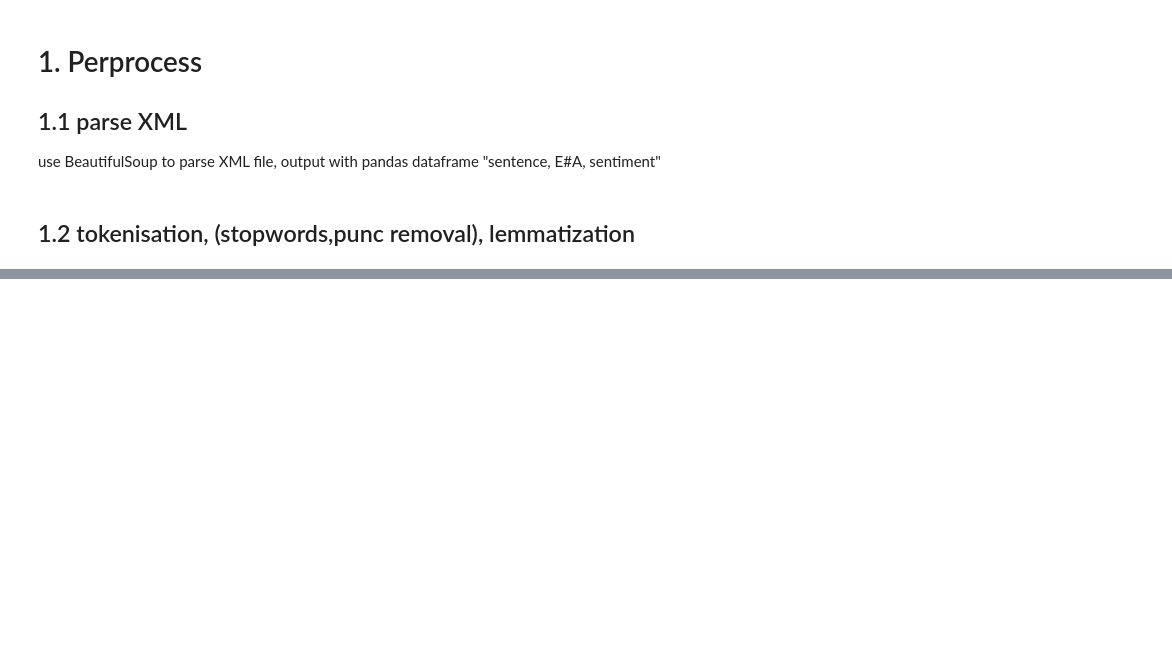
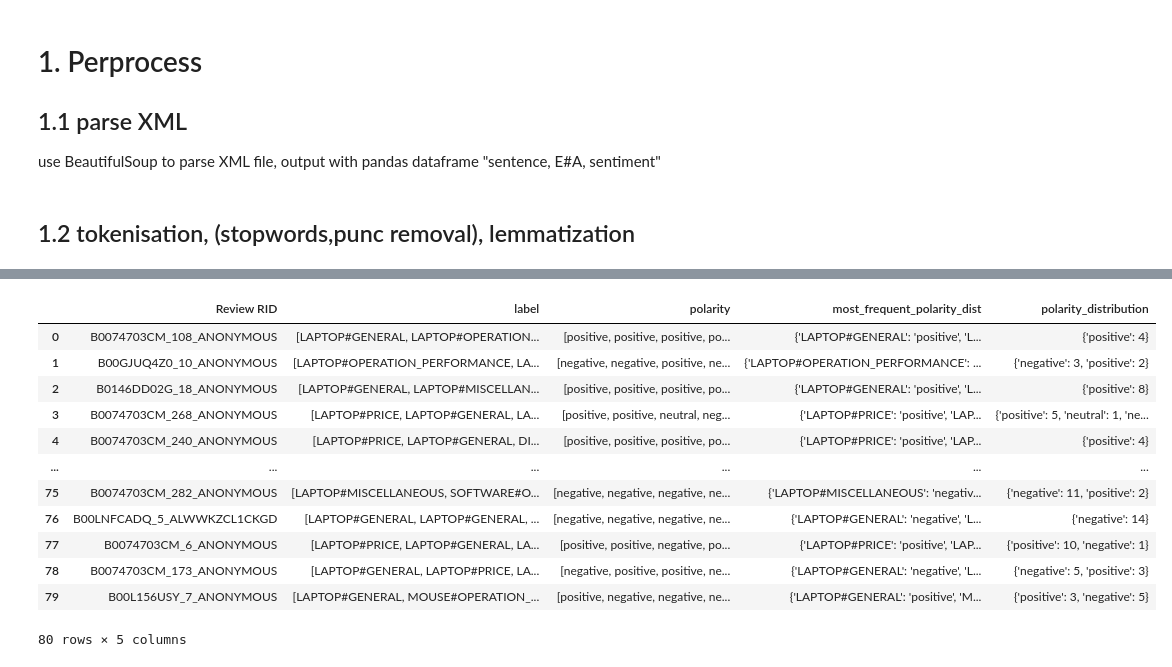
Before and after one commit to xinpengwoo/UoB, a Jupyter notebook: NLP/Proj/main.ipynb, the cells around one changed output, grey strips where cells are left out. Cells and saved outputs as stored; diff of their text form; code cells hidden in the pictures; blank space fills up the shorter version.

```diff
--- a/NLP/Proj/main.ipynb
+++ b/NLP/Proj/main.ipynb
@@ -373,0 +431,2 @@ weighted avg       0.72      0.74      0.72       801
+# %%
+test_aligned = sentiment_anaylysis_LogisticRegressionClf(features='unigram')
@@ -373,0 +472,24 @@ weighted avg       0.72      0.74      0.72       801
+# %%
+def group_to_text_level(df):
+
+    df = df.copy()
+
+    # Split the 'Sentence ID' column by ':' and only keep the first part
+    df['Sentence ID'] = df['Sentence ID'].apply(lambda x: x.split(':')[0])
+
+    # Group the rows by 'Sentence ID' and combine the 'label' and 'polarity' values into a list
+    grouped_df = df.groupby('Sentence ID',sort=False).agg({'label': lambda x: sum(x, []), 'polarity': lambda x: sum(x, [])})
+
+    # Reset the index to turn 'Sentence ID' back into a regular column
+    grouped_df = grouped_df.reset_index()
+
+    grouped_df = grouped_df.rename(columns={'Sentence ID': 'Review RID'})
+
+    return grouped_df
+
+# def get_most_frequent_polarity_dict(df):
+
+
+def get_polarities_frequency_dict(rp):
+    frequency_distribution = Counter(row['polarity'])
+    return frequency_distribution
@@ -373,0 +532,33 @@ weighted avg       0.72      0.74      0.72       801
+# %%
+def get_most_frequent_polarity_dist(row):
+    dict1 = {}
+    for key, value in zip(row['label'], row['polarity']):
+        if key in dict1:
+            dict1[key].append(value)
+        else:
+            dict1[key] = [value]
+    most_frequent_values = {}
+    for key, value_list in dict1.items():
+        most_frequent_values[key] = max(set(value_list), key=value_list.count)
+
+    return most_frequent_values
+
+df = group_to_text_level(test_aligned)
+df['most_frequent_polarity_dist'] = df.apply(get_most_frequent_polarity_dist, axis=1, result_type='expand')
+df['polarity_distribution'] = df.apply(get_polarities_frequency_dict, axis=1, result_type='expand')
+# %%
+df
+# %% [output]
+|  | Review RID | label | polarity | most_frequent_polarity_dist | polarity_distribution |
+| 0 | B0074703CM_108_ANONYMOUS | [LAPTOP#GENERAL, LAPTOP#OPERATION... | [positive, positive, positive, po... | {'LAPTOP#GENERAL': 'positive', 'L... | {'positive': 4} |
+| 1 | B00GJUQ4Z0_10_ANONYMOUS | [LAPTOP#OPERATION_PERFORMANCE, LA... | [negative, negative, positive, ne... | {'LAPTOP#OPERATION_PERFORMANCE': ... | {'negative': 3, 'positive': 2} |
+| 2 | B0146DD02G_18_ANONYMOUS | [LAPTOP#GENERAL, LAPTOP#MISCELLAN... | [positive, positive, positive, po... | {'LAPTOP#GENERAL': 'positive', 'L... | {'positive': 8} |
+| 3 | B0074703CM_268_ANONYMOUS | [LAPTOP#PRICE, LAPTOP#GENERAL, LA... | [positive, positive, neutral, neg... | {'LAPTOP#PRICE': 'positive', 'LAP... | {'positive': 5, 'neutral': 1, 'ne... |
+| 4 | B0074703CM_240_ANONYMOUS | [LAPTOP#PRICE, LAPTOP#GENERAL, DI... | [positive, positive, positive, po... | {'LAPTOP#PRICE': 'positive', 'LAP... | {'positive': 4} |
+| ... | ... | ... | ... | ... | ... |
+| 75 | B0074703CM_282_ANONYMOUS | [LAPTOP#MISCELLANEOUS, SOFTWARE#O... | [negative, negative, negative, ne... | {'LAPTOP#MISCELLANEOUS': 'negativ... | {'negative': 11, 'positive': 2} |
+| 76 | B00LNFCADQ_5_ALWWKZCL1CKGD | [LAPTOP#GENERAL, LAPTOP#GENERAL, ... | [negative, negative, negative, ne... | {'LAPTOP#GENERAL': 'negative', 'L... | {'negative': 14} |
+| 77 | B0074703CM_6_ANONYMOUS | [LAPTOP#PRICE, LAPTOP#GENERAL, LA... | [positive, positive, negative, po... | {'LAPTOP#PRICE': 'positive', 'LAP... | {'positive': 10, 'negative': 1} |
+| 78 | B0074703CM_173_ANONYMOUS | [LAPTOP#GENERAL, LAPTOP#PRICE, LA... | [negative, positive, positive, ne... | {'LAPTOP#GENERAL': 'negative', 'L... | {'negative': 5, 'positive': 3} |
+| 79 | B00L156USY_7_ANONYMOUS | [LAPTOP#GENERAL, MOUSE#OPERATION_... | [positive, negative, negative, ne... | {'LAPTOP#GENERAL': 'positive', 'M... | {'positive': 3, 'negative': 5} |
+80 rows × 5 columns
```
Also changed, not shown: parts of 22 cells of this notebook.
